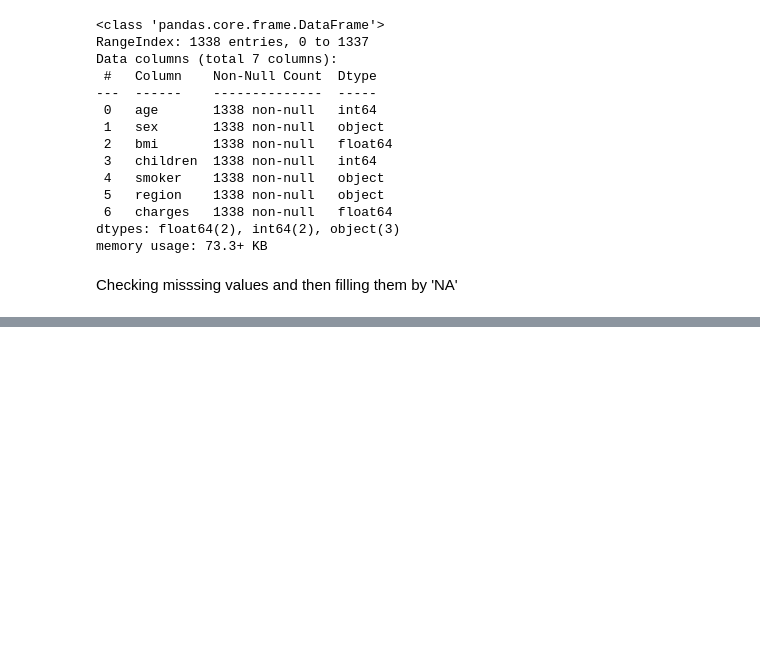
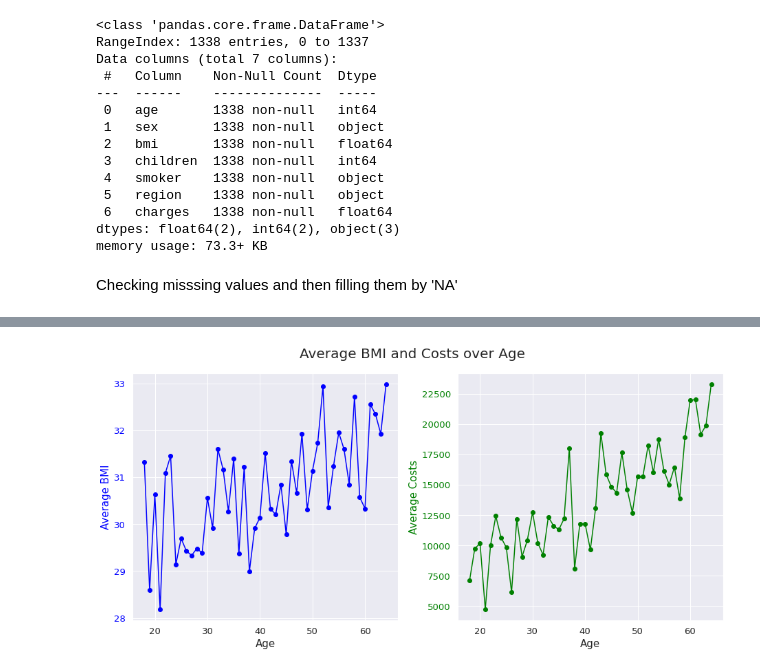
Before and after one commit to dspark0419/DATA-201, a Jupyter notebook: Project_1_insurance.ipynb, the cells around one changed output, grey strips where cells are left out. Saved outputs shown, nothing was run; the diff lists cells and outputs as text; code cells hidden in the pictures; blank space fills up the shorter version.

```diff
--- a/Project_1_insurance.ipynb
+++ b/Project_1_insurance.ipynb
@@ -206,0 +129,20 @@ for i in range(1000):
+# %%
+by_age_mean = medCosts.groupby('age').mean()
+# %%
+fig, (ax1, ax2) = plt.subplots(1,2, figsize=[13,6])
+fig.suptitle('Average BMI and Costs over Age', y=1.05, size=20)
+
+ax1.plot(by_age_mean.index, by_age_mean['bmi'], color='blue', marker='o')
+ax2.plot(by_age_mean.index, by_age_mean['charges'], color='green', marker='o')
+
+ax1.set_xlabel('Age', fontsize=15)
+ax1.set_ylabel('Average BMI', fontsize=15, color='blue')
+ax1.tick_params('y', colors = 'blue')
+ax2.set_xlabel('Age', fontsize=15)
+ax2.set_ylabel('Average Costs', fontsize=15, color='green')
+ax2.tick_params('y', colors = 'green')
+
+fig.tight_layout()
+plt.show()
+# %% [output]
+[figure, added]
```
Also changed, not shown: parts of 60 cells of this notebook.
